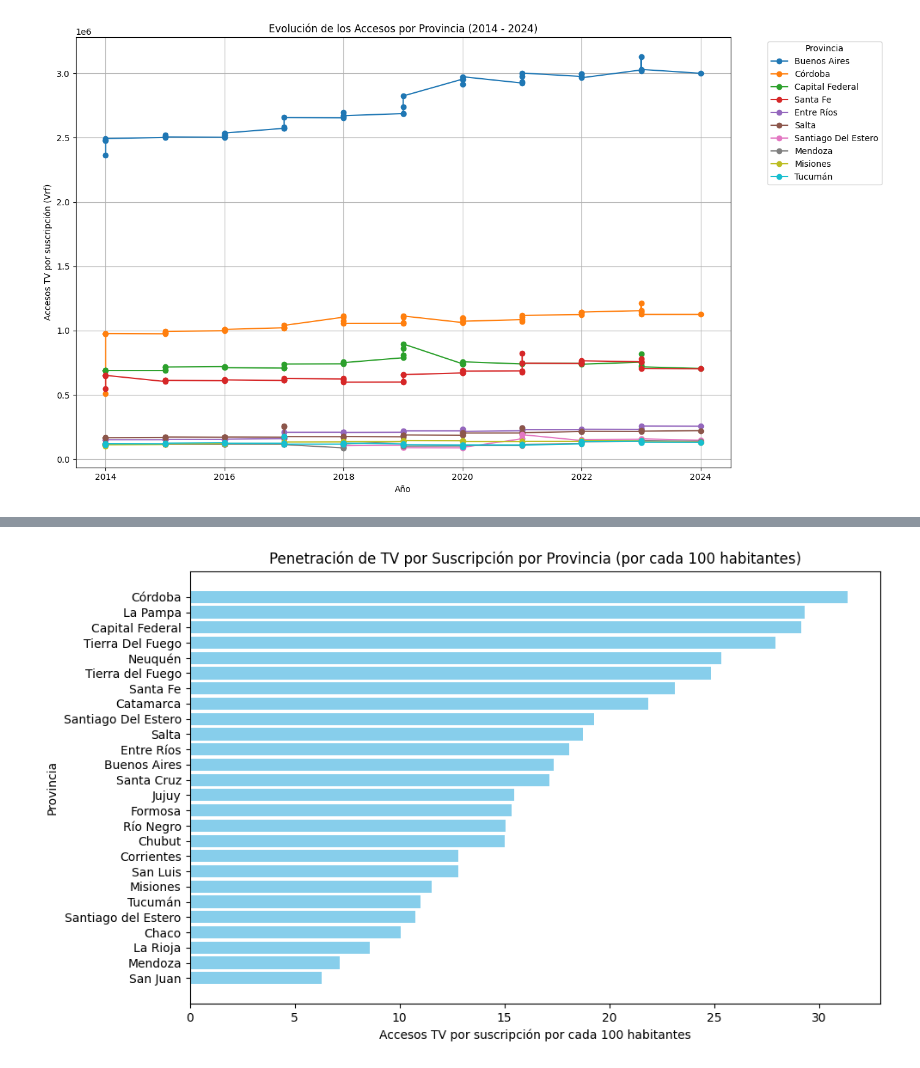
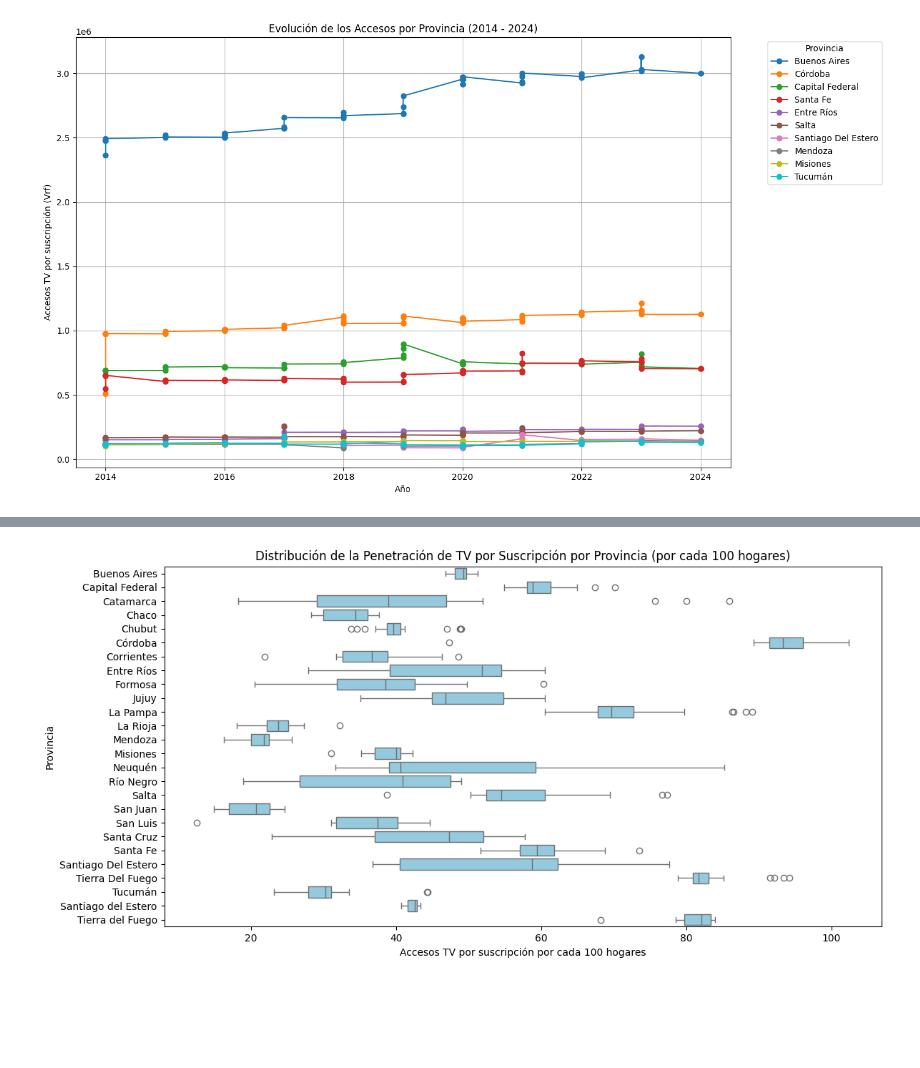
Before and after one commit to Melbutus/Data_Analyst_Telecomunicaciones, a Jupyter notebook: EDA.ipynb, the cells around one changed output, grey strips where cells are left out. Saved outputs shown, nothing was run; the diff lists cells and outputs as text; code cells hidden in the pictures; blank space fills up the shorter version.

```diff
--- a/EDA.ipynb
+++ b/EDA.ipynb
@@ -828,16 +889,14 @@ Aglomeración: De nuevo, la mayoría de las provincias están en la parte inferi
 # %%
-# Ordenar por penetración
-pen_tv_prov = Penetracion_prov_TV.sort_values(by='Accesos TV por suscripción por cada 100 hab', ascending=False)
+# Crear gráfico de cajas para visualizar la distribución de penetración por provincia
+plt.figure(figsize=(12, 6))
+sns.boxplot(x='Accesos TV por suscripción por cada 100 hogares', y='Provincia', data=Penetracion_prov_TV, color='skyblue')
 
-# Gráfico de barras
-plt.figure(figsize=(10, 6))
-plt.barh(pen_tv_prov['Provincia'], pen_tv_prov['Accesos TV por suscripción por cada 100 hab'], color='skyblue')
-plt.xlabel('Accesos TV por suscripción por cada 100 habitantes')
+# Títulos y etiquetas
+plt.xlabel('Accesos TV por suscripción por cada 100 hogares')
 plt.ylabel('Provincia')
-plt.title('Penetración de TV por Suscripción por Provincia (por cada 100 habitantes)')
-plt.gca().invert_yaxis()  # Invertir el eje para que las provincias con más penetración estén arriba
+plt.title('Distribución de la Penetración de TV por Suscripción por Provincia (por cada 100 hogares)')
 plt.tight_layout()
 
 plt.show()
 # %% [output]
-[figure, old version]
+[figure, new version]
```
Also changed, not shown: parts of 47 cells of this notebook.
